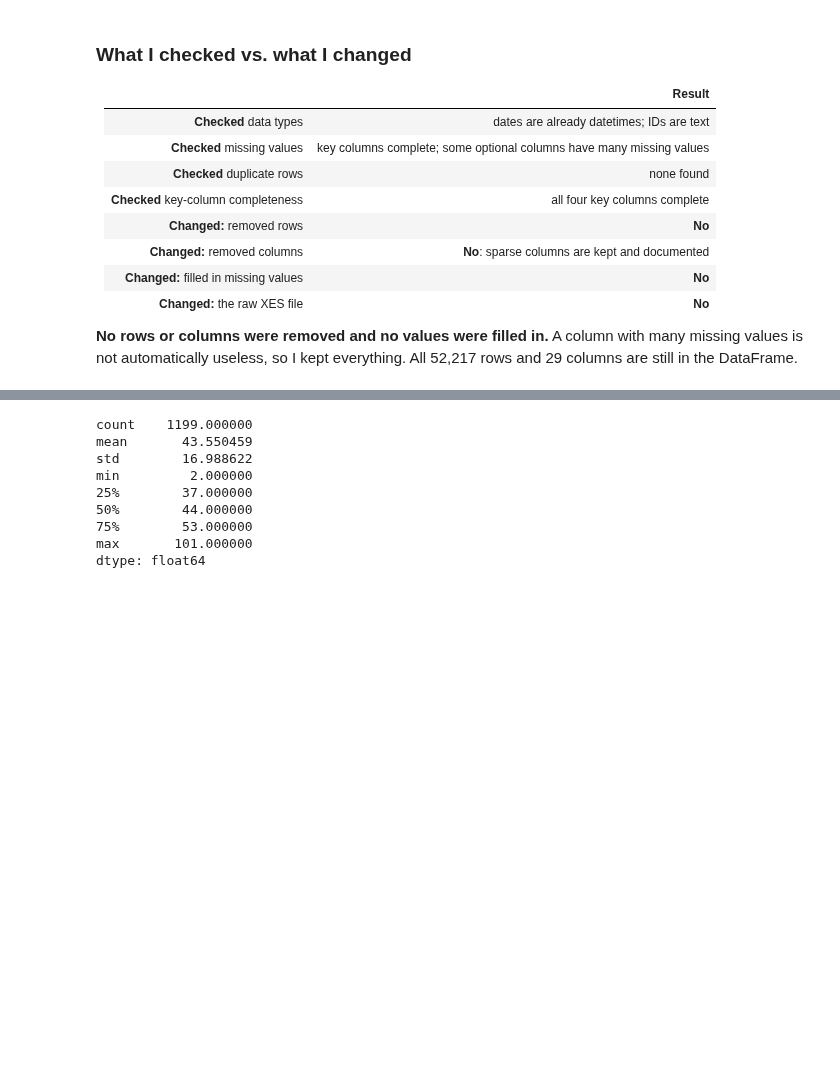
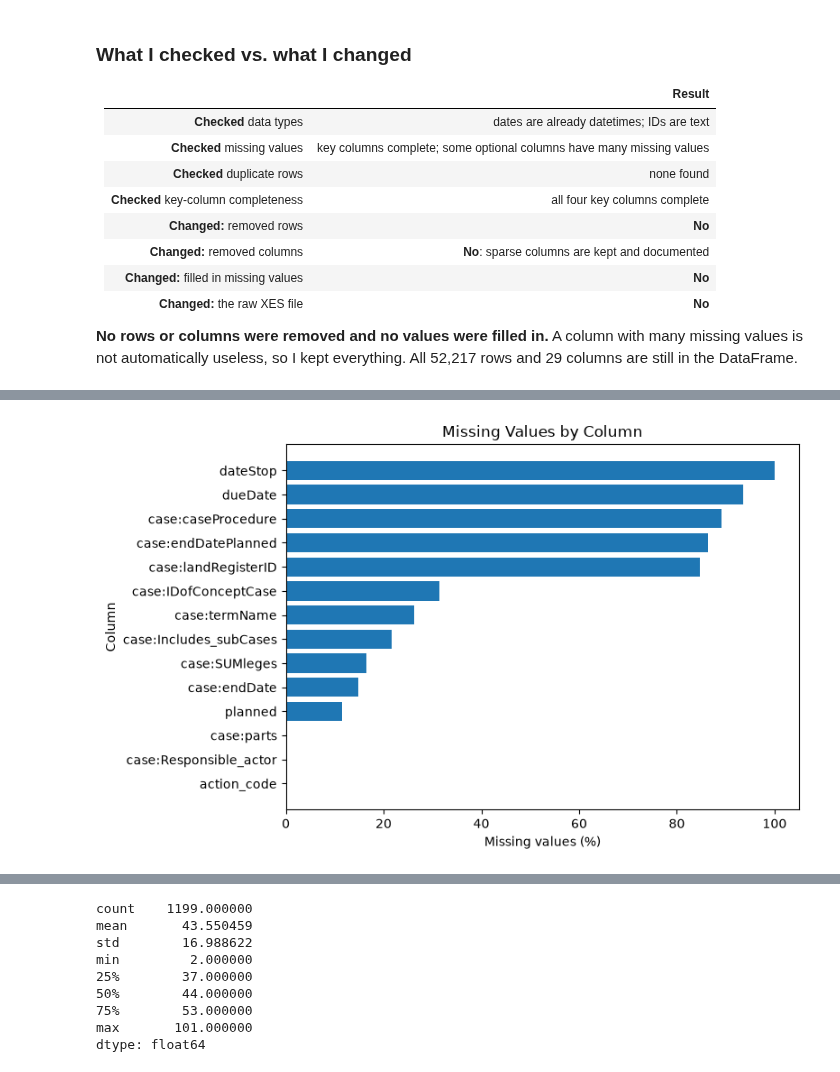
Before and after one commit to cikicali369-glitch/GA-Data-Science-Capstone-Ali, a Jupyter notebook: notebooks/01_EDA.ipynb, the cells around one changed output, grey strips where cells are left out. Drawn from its saved outputs; the diff is of its cells as text; code cells hidden in the pictures; blank space fills up the shorter version.

Commit message:
Add Part 2 EDA visualizations

```diff
--- a/notebooks/01_EDA.ipynb
+++ b/notebooks/01_EDA.ipynb
@@ -277,0 +280,8 @@ useless, so I kept everything. All 52,217 rows and 29 columns are still in the D
+# %%
+missing_count = df.isna().sum()
+missing_count = missing_count[missing_count > 0]
+missing_pct = missing_count / len(df) * 100
+
+missing_table = pd.DataFrame({"missing_count": missing_count, "missing_pct": missing_pct.round(1)})
+missing_table = missing_table.sort_values("missing_pct")
+missing_table
@@ -277,0 +304,10 @@ useless, so I kept everything. All 52,217 rows and 29 columns are still in the D
+# %%
+plt.figure(figsize=(8, 5))
+plt.barh(missing_table.index, missing_table["missing_pct"])
+plt.title("Missing Values by Column")
+plt.xlabel("Missing values (%)")
+plt.ylabel("Column")
+plt.tight_layout()
+plt.show()
+# %% [output]
+[figure, added]
```
Also changed, not shown: parts of 8 cells of this notebook.
